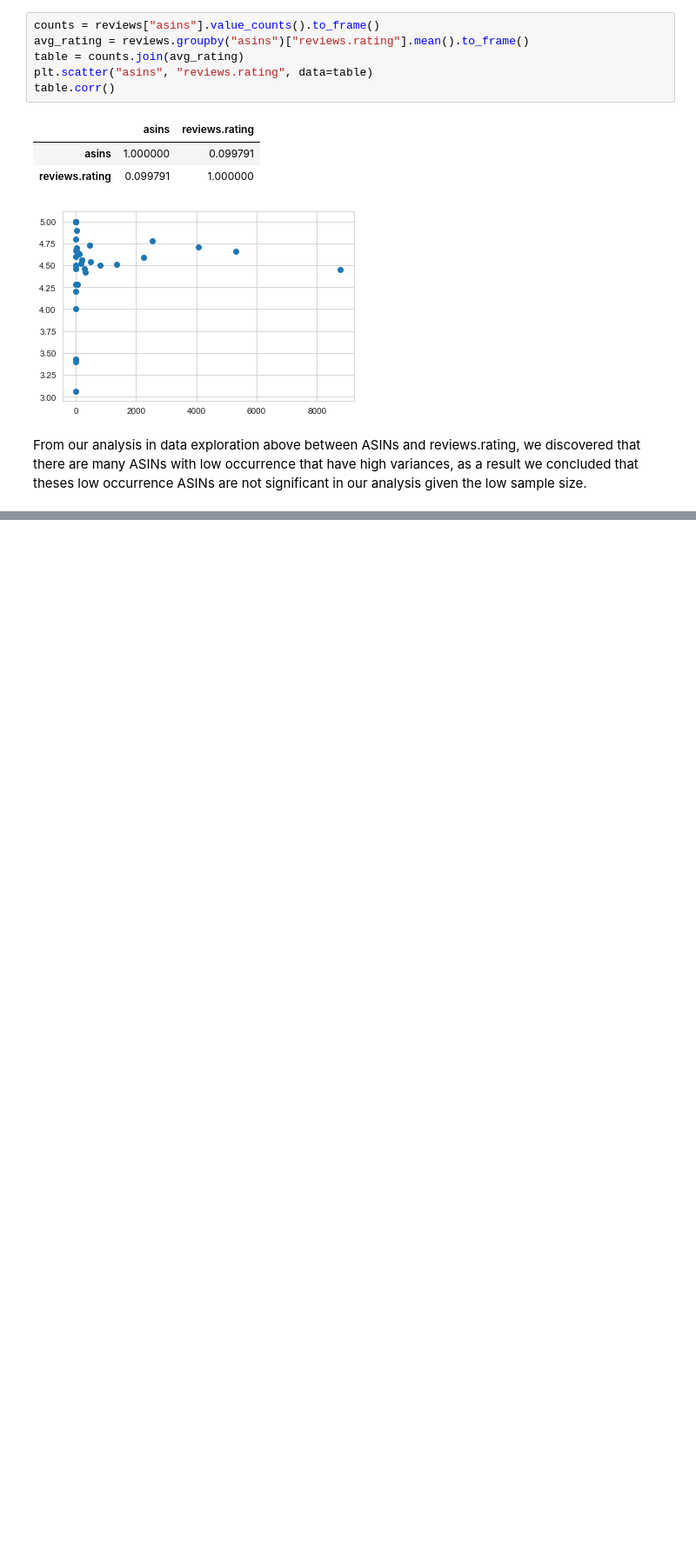
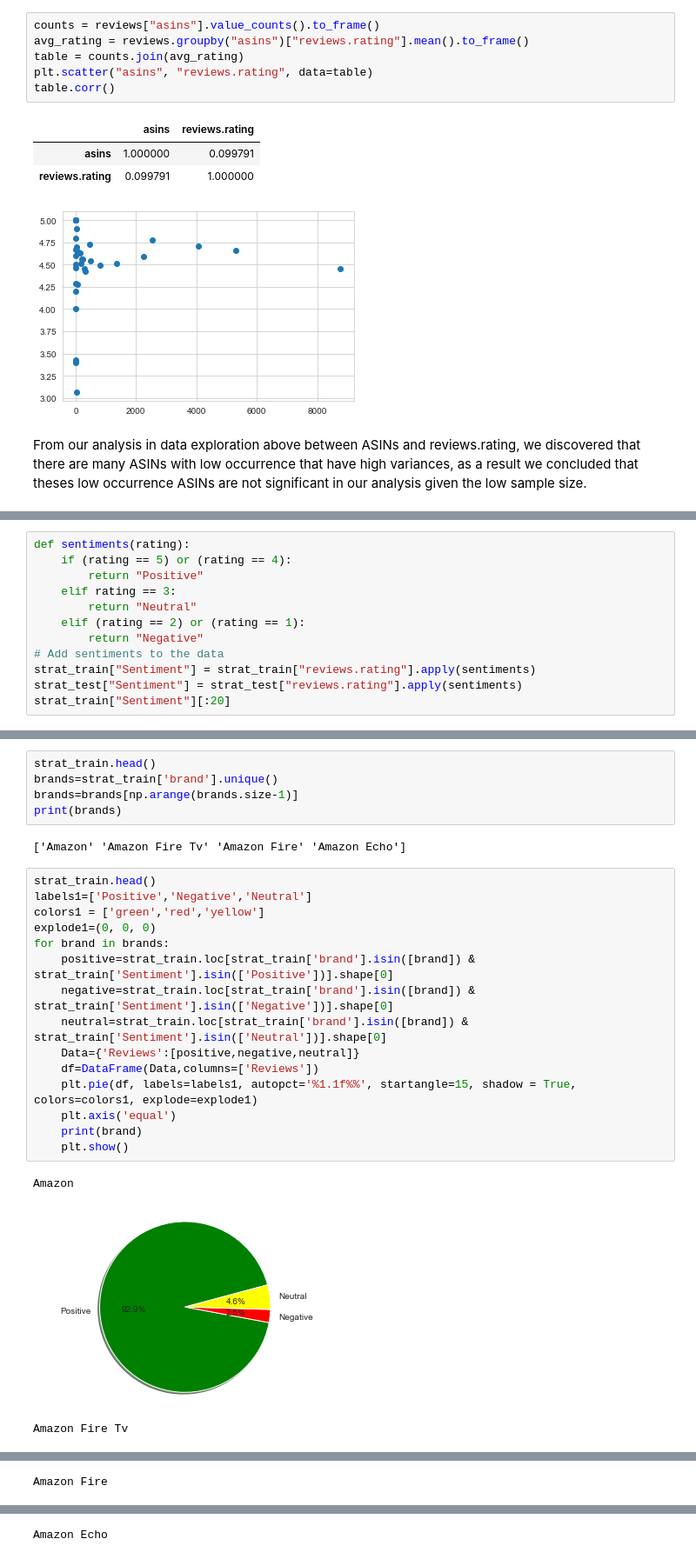
Before and after one commit to AishwaryaBhosale/CECS-574-Sentiment-Analysis-For-Amazon-Reviews, a Jupyter notebook: CECS574_SentimentAnalysis.ipynb, the cells around one changed output, grey strips where cells are left out. Shown at 87% size. Cells and saved outputs as stored; diff of their text form; blank space fills up the shorter version.

Commit message:
word cloud and pie chart implementation

```diff
--- a/CECS574_SentimentAnalysis.ipynb
+++ b/CECS574_SentimentAnalysis.ipynb
@@ -185,0 +190,12 @@ From our analysis in data exploration above between ASINs and reviews.rating, we
+# %%
+def sentiments(rating):
+    if (rating == 5) or (rating == 4):
+        return "Positive"
+    elif rating == 3:
+        return "Neutral"
+    elif (rating == 2) or (rating == 1):
+        return "Negative"
+# Add sentiments to the data
+strat_train["Sentiment"] = strat_train["reviews.rating"].apply(sentiments)
+strat_test["Sentiment"] = strat_test["reviews.rating"].apply(sentiments)
+strat_train["Sentiment"][:20]
@@ -185,0 +381,26 @@ From our analysis in data exploration above between ASINs and reviews.rating, we
+# %%
+strat_train.head()
+brands=strat_train['brand'].unique()
+brands=brands[np.arange(brands.size-1)]
+print(brands)
+# %% [output]
+['Amazon' 'Amazon Fire Tv' 'Amazon Fire' 'Amazon Echo']
+# %%
+strat_train.head()
+labels1=['Positive','Negative','Neutral']
+colors1 = ['green','red','yellow']
+explode1=(0, 0, 0)
+for brand in brands:
+    positive=strat_train.loc[strat_train['brand'].isin([brand]) & strat_train['Sentiment'].isin(['Positive'])].shape[0]
+    negative=strat_train.loc[strat_train['brand'].isin([brand]) & strat_train['Sentiment'].isin(['Negative'])].shape[0]
+    neutral=strat_train.loc[strat_train['brand'].isin([brand]) & strat_train['Sentiment'].isin(['Neutral'])].shape[0]
+    Data={'Reviews':[positive,negative,neutral]}
+    df=DataFrame(Data,columns=['Reviews'])
+    plt.pie(df, labels=labels1, autopct='%1.1f%%', startangle=15, shadow = True, colors=colors1, explode=explode1)
+    plt.axis('equal')
+    print(brand)
+    plt.show()
+# %% [output]
+Amazon
+[figure, added]
+Amazon Fire Tv
@@ -185,0 +408 @@ From our analysis in data exploration above between ASINs and reviews.rating, we
+Amazon Fire
@@ -185,0 +410 @@ From our analysis in data exploration above between ASINs and reviews.rating, we
+Amazon Echo
```
Also changed, not shown: parts of 27 cells of this notebook.
